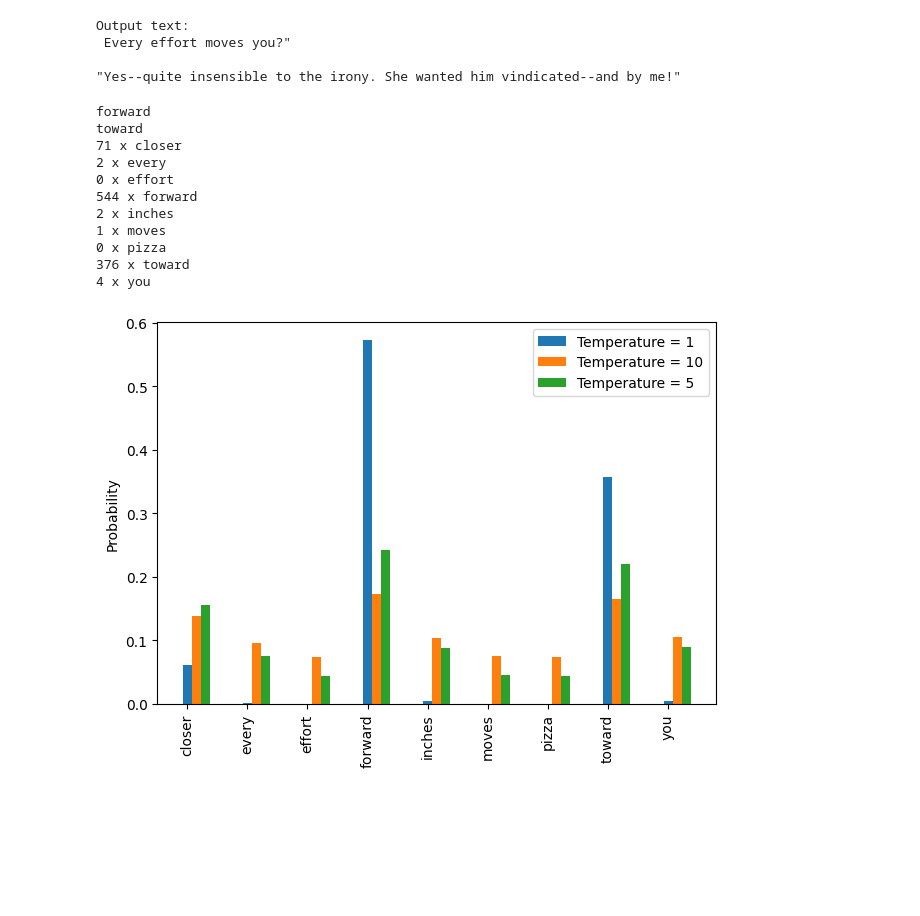
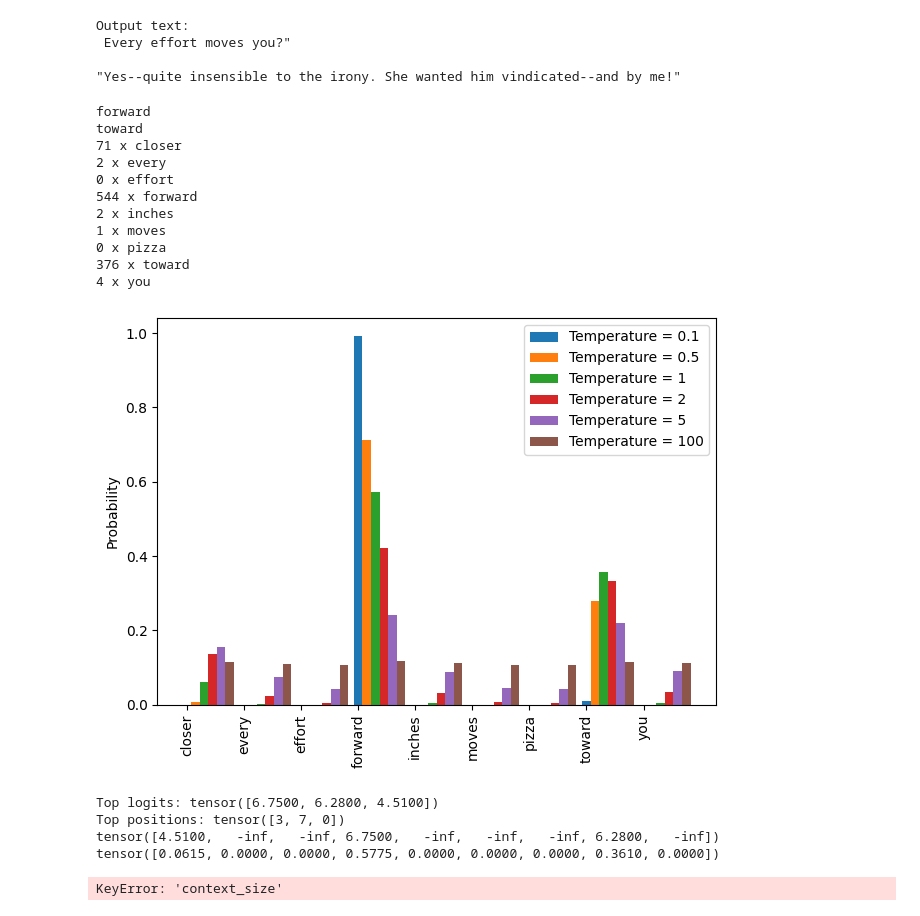
Before and after one commit to J0hNnY1ee/implement-llms-from-scratch, a Jupyter notebook: ch5/ch05.ipynb, the cells around one changed output. Drawn from its saved outputs; the diff is of its cells as text; code cells hidden in the pictures; blank space fills up the shorter version.

```diff
--- a/ch5/ch05.ipynb
+++ b/ch5/ch05.ipynb
@@ -349,37 +349,72 @@ def softmax_with_temperature(logits, temperature):
     return torch.softmax(scaled_logits, dim=0)
 
 # Temperature values
-temperatures = [1, 0.1, 5]  # Original, higher confidence, and lower confidence
+temperatures = [0.1,0.5,1,2,5,100]  # Original, higher confidence, and lower confidence
 
 # Calculate scaled probabilities
 scaled_probas = [softmax_with_temperature(next_token_logits, T) for T in temperatures]
 # Plotting
 x = torch.arange(len(vocab))
 bar_width = 0.15
 
 fig, ax = plt.subplots()
 for i, T in enumerate(temperatures):
     # 条形图的绘制，ax.bar()函数里面的参数分别为条形的x轴位置、高度、宽度、图例标签
     rects = ax.bar(x + i * bar_width, scaled_probas[i], bar_width, label=f'Temperature = {T}')
 
 ax.set_ylabel('Probability')
 ax.set_xticks(x)
 ax.set_xticklabels(vocab.keys(), rotation=90)
 ax.legend()
 
 plt.tight_layout()
 # plt.savefig("temperature-plot.pdf")
 plt.show()
 # %% [output]
 forward
 toward
 71 x closer
 2 x every
 0 x effort
 544 x forward
 2 x inches
 1 x moves
 0 x pizza
 376 x toward
 4 x you
-[figure, old version]
+[figure, new version]
+# %%
+## Top K Sample
+top_k = 3
+top_logits , top_pos = torch.topk(next_token_logits,top_k)
+print("Top logits:", top_logits)
+print("Top positions:", top_pos)
+new_logits = torch.where( # 把排在后面的变成 -inf
+    condition=next_token_logits < top_logits[-1],
+    input=torch.tensor(float('-inf')),
+    other=next_token_logits
+)
+print(new_logits)
+topk_probas = torch.softmax(new_logits, dim=0)
+print(topk_probas)
+# %% [output]
+Top logits: tensor([6.7500, 6.2800, 4.5100])
+Top positions: tensor([3, 7, 0])
+tensor([4.5100,   -inf,   -inf, 6.7500,   -inf,   -inf,   -inf, 6.2800,   -inf])
+tensor([0.0615, 0.0000, 0.0000, 0.5775, 0.0000, 0.0000, 0.0000, 0.3610, 0.0000])
+# %%
+#修改生成函数，内置top_k过滤，加入温度缩放
+torch.manual_seed(123)
+
+token_ids = generate(
+    model=model,
+    idx=text2token_ids("Every effort moves you", tokenizer),
+    max_new_tokens=20,
+    context_size=GPT_CONFIG_124M["context_length"],
+    top_k=10,
+    temperature=1.5
+)
+
+print("Output text:\n", token_ids2text(token_ids, tokenizer))
+# %% [output]
+KeyError: 'context_size'
```
Also changed, not shown: 1 other file.
